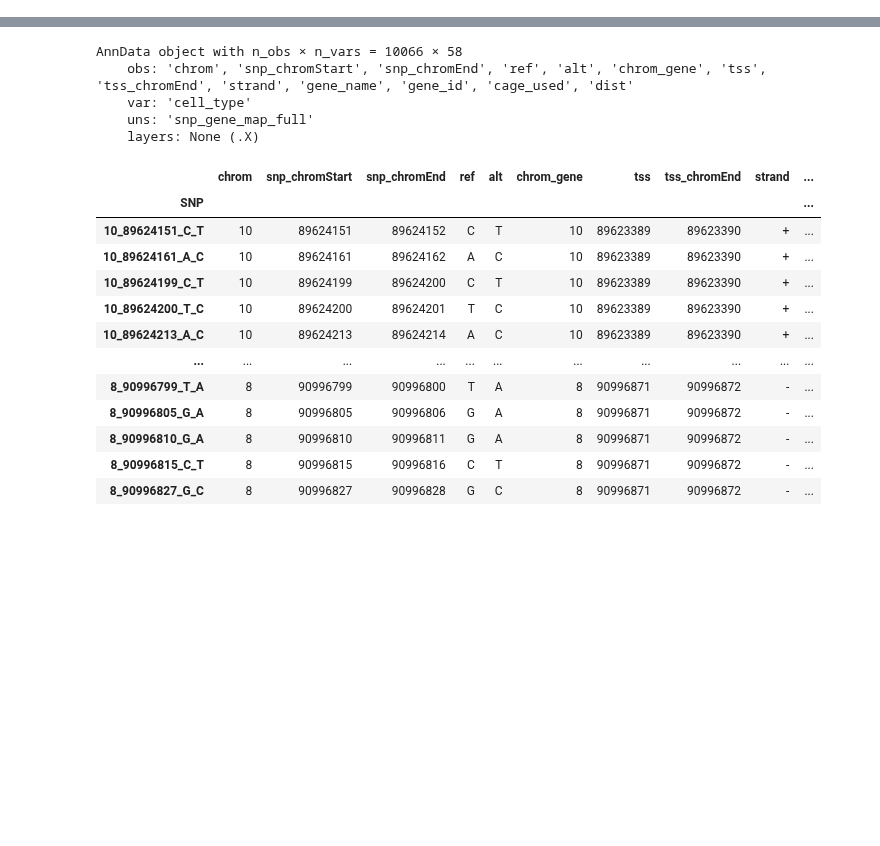
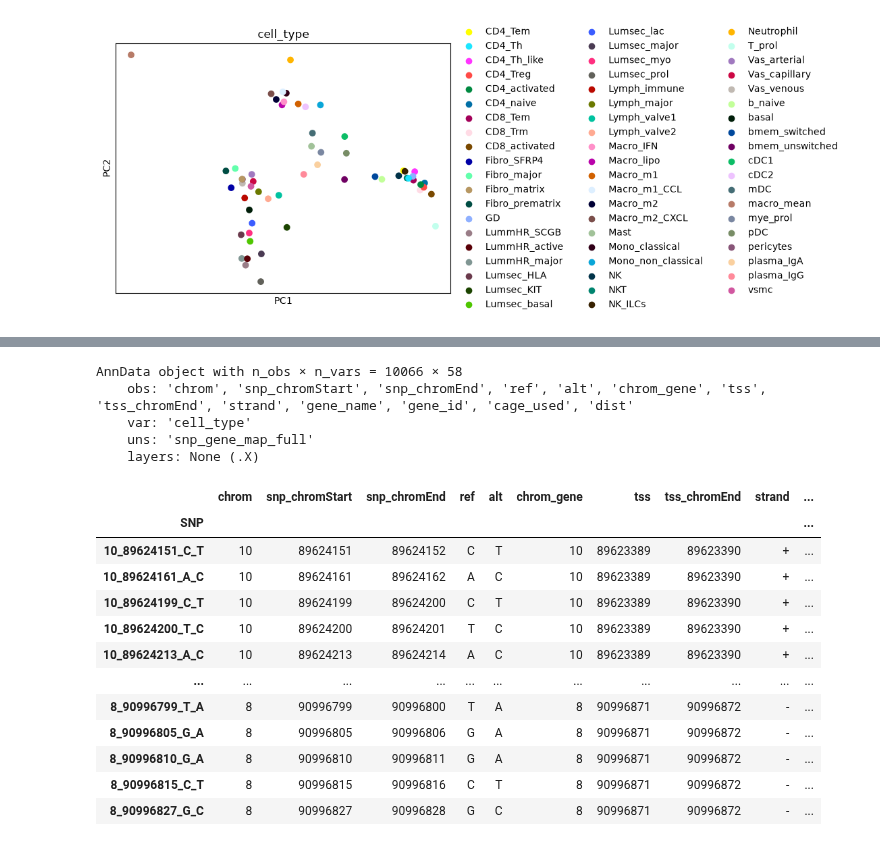
Before and after one commit to eirikhoye/action_var, a Jupyter notebook: workflow/notebooks/analyze_expecto_bridges34.ipynb, the cells around one changed output, grey strips where cells are left out. Saved outputs shown, nothing was run; the diff lists cells and outputs as text; code cells hidden in the pictures; blank space fills up the shorter version.

```diff
--- a/workflow/notebooks/analyze_expecto_bridges34.ipynb
+++ b/workflow/notebooks/analyze_expecto_bridges34.ipynb
@@ -10,0 +38,3 @@ version("anndta")
+# %%
+adata.obs['cell_type'] = adata.obs.index.astype('category')
+adata.obs
@@ -10,0 +59,8 @@ version("anndta")
+# %%
+sc.pl.pca(
+    adata,
+    size=200,
+color=['cell_type']
+)
+# %% [output]
+[figure, added]
```
Also changed, not shown: parts of 9 cells of this notebook.
